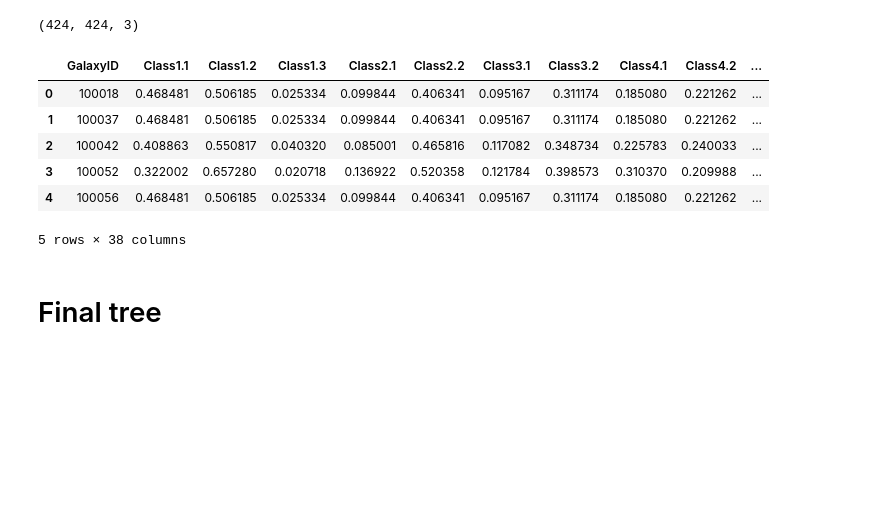
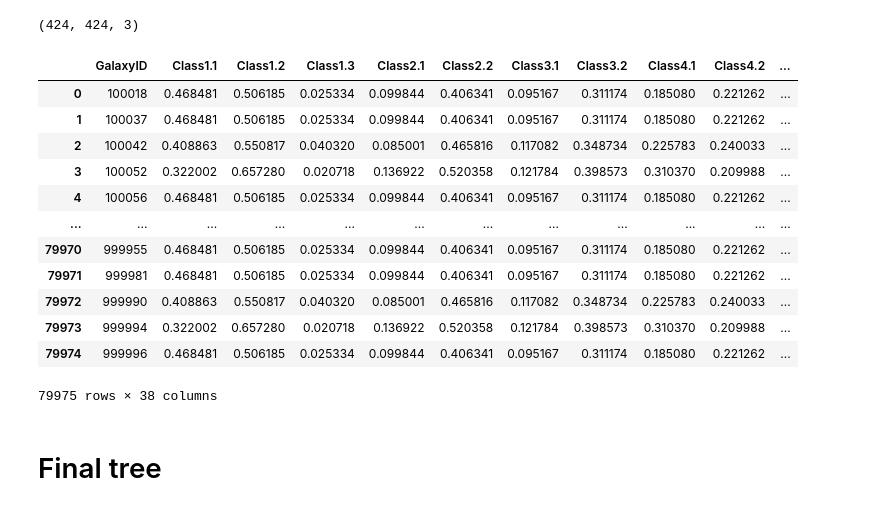
Before and after one commit to AurelSann/StarWars, a Jupyter notebook: notebooks/AK-exploration.ipynb, the cells around one changed output. Saved outputs shown, nothing was run; the diff lists cells and outputs as text; code cells hidden in the pictures; blank space fills up the shorter version.

```diff
--- a/notebooks/AK-exploration.ipynb
+++ b/notebooks/AK-exploration.ipynb
@@ -46,15 +46,21 @@ Arrayimage
 (424, 424, 3)
 # %%
 df = pd.read_csv('../raw_data/central_pixel_benchmark.csv')
-df.head()
+df
 # %% [output]
 |  | GalaxyID | Class1.1 | Class1.2 | Class1.3 | Class2.1 | Class2.2 | Class3.1 | Class3.2 | Class4.1 | Class4.2 | ... |
 | 0 | 100018 | 0.468481 | 0.506185 | 0.025334 | 0.099844 | 0.406341 | 0.095167 | 0.311174 | 0.185080 | 0.221262 | ... |
 | 1 | 100037 | 0.468481 | 0.506185 | 0.025334 | 0.099844 | 0.406341 | 0.095167 | 0.311174 | 0.185080 | 0.221262 | ... |
 | 2 | 100042 | 0.408863 | 0.550817 | 0.040320 | 0.085001 | 0.465816 | 0.117082 | 0.348734 | 0.225783 | 0.240033 | ... |
 | 3 | 100052 | 0.322002 | 0.657280 | 0.020718 | 0.136922 | 0.520358 | 0.121784 | 0.398573 | 0.310370 | 0.209988 | ... |
 | 4 | 100056 | 0.468481 | 0.506185 | 0.025334 | 0.099844 | 0.406341 | 0.095167 | 0.311174 | 0.185080 | 0.221262 | ... |
+| ... | ... | ... | ... | ... | ... | ... | ... | ... | ... | ... | ... |
+| 79970 | 999955 | 0.468481 | 0.506185 | 0.025334 | 0.099844 | 0.406341 | 0.095167 | 0.311174 | 0.185080 | 0.221262 | ... |
+| 79971 | 999981 | 0.468481 | 0.506185 | 0.025334 | 0.099844 | 0.406341 | 0.095167 | 0.311174 | 0.185080 | 0.221262 | ... |
+| 79972 | 999990 | 0.408863 | 0.550817 | 0.040320 | 0.085001 | 0.465816 | 0.117082 | 0.348734 | 0.225783 | 0.240033 | ... |
+| 79973 | 999994 | 0.322002 | 0.657280 | 0.020718 | 0.136922 | 0.520358 | 0.121784 | 0.398573 | 0.310370 | 0.209988 | ... |
+| 79974 | 999996 | 0.468481 | 0.506185 | 0.025334 | 0.099844 | 0.406341 | 0.095167 | 0.311174 | 0.185080 | 0.221262 | ... |
-5 rows × 38 columns
+79975 rows × 38 columns
 # %% [markdown]
 # Final tree
 # %%
```
Also changed, not shown: parts of 21 cells of this notebook.
